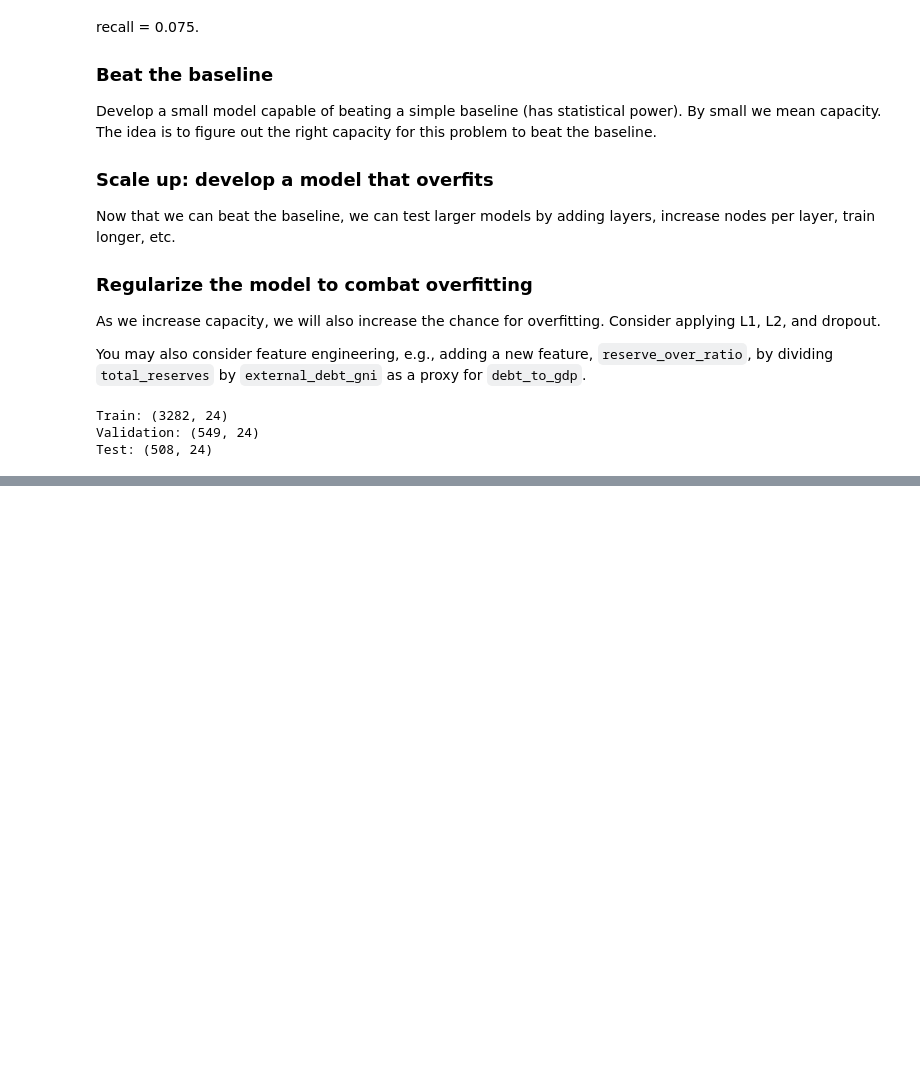
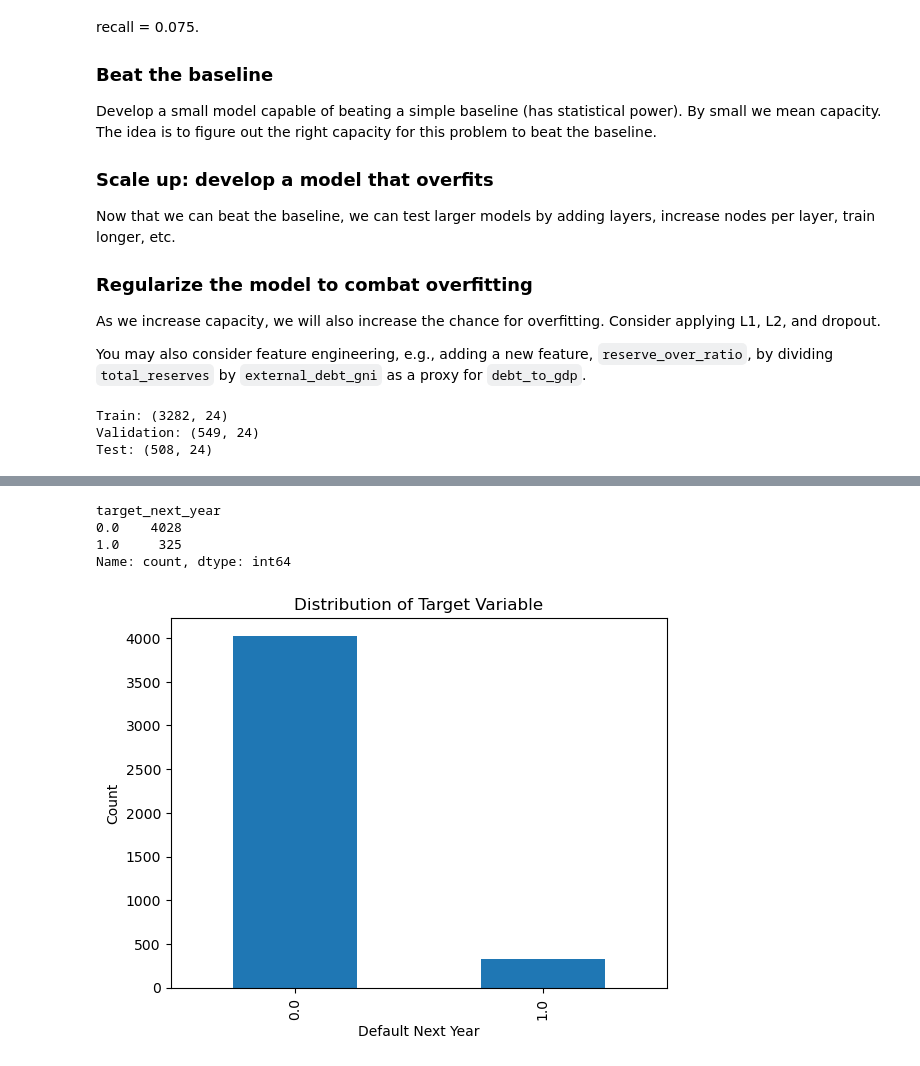
Before and after one commit to willqs/CSC375, a Jupyter notebook: project_2v2-1.ipynb, the cells around one changed output, grey strips where cells are left out. Saved outputs shown, nothing was run; the diff lists cells and outputs as text; code cells hidden in the pictures; blank space fills up the shorter version.

```diff
--- a/project_2v2-1.ipynb
+++ b/project_2v2-1.ipynb
@@ -358,0 +394,17 @@ X_test_scaled = pd.DataFrame(X_test_scaled, columns=X_test.columns, index=X_test
+# %%
+df_sovereign["target_next_year"].value_counts()
+# %% [output]
+target_next_year
+0.0    4028
+1.0     325
+Name: count, dtype: int64
+# %%
+import matplotlib.pyplot as plt
+
+df_sovereign["target_next_year"].value_counts().plot(kind="bar")
+plt.title("Distribution of Target Variable")
+plt.xlabel("Default Next Year")
+plt.ylabel("Count")
+plt.show()
+# %% [output]
+[figure, added]
```
Also changed, not shown: parts of 12 cells of this notebook.
